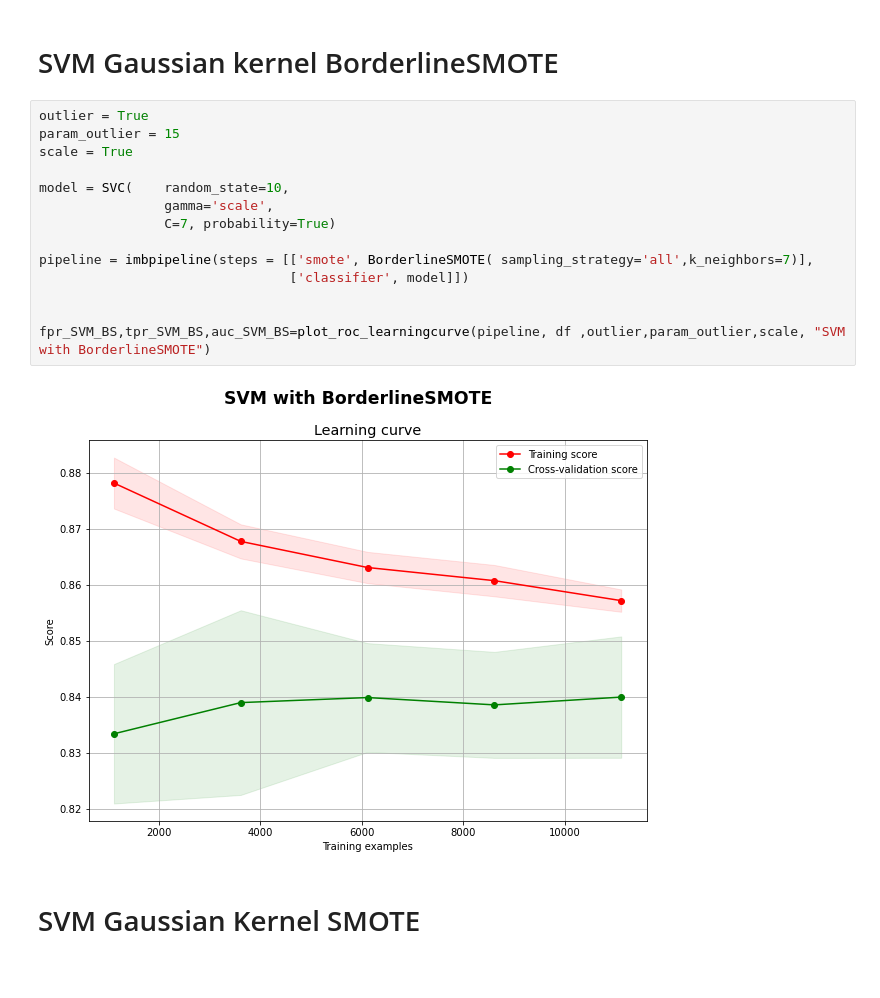
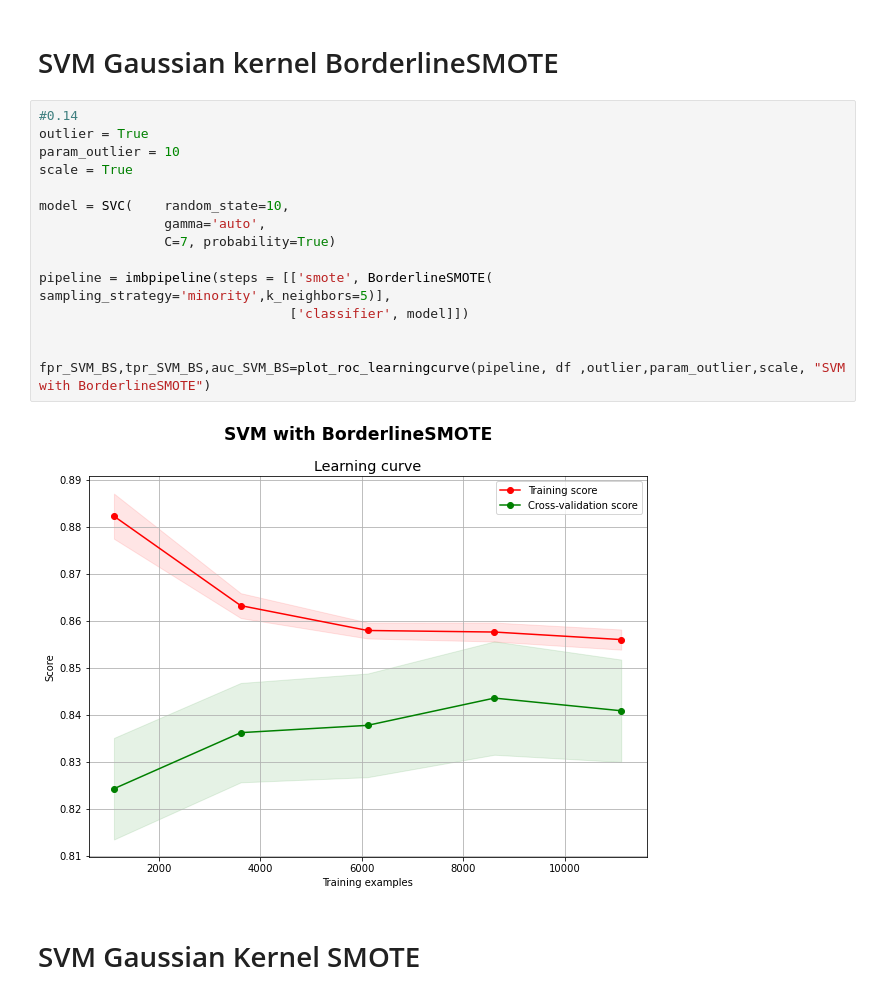
Before and after one commit to spapicchio/Gamma-Telescope-Analysis, a Jupyter notebook: curves.ipynb, the cells around one changed output. Drawn from its saved outputs; the diff is of its cells as text.

```diff
--- a/curves.ipynb
+++ b/curves.ipynb
@@ -222,21 +225,22 @@ fpr_KN_S,tpr_KN_S,auc_KN_S=plot_roc_learningcurve(pipeline, df ,outlier,param_ou
 # %% [markdown]
 # SVM Gaussian kernel BorderlineSMOTE
 # %%
+#0.14
 outlier = True
-param_outlier = 15
+param_outlier = 10
 scale = True
 
 model = SVC(    random_state=10,
-                gamma='scale',
+                gamma='auto',
                 C=7, probability=True)
 
-pipeline = imbpipeline(steps = [['smote', BorderlineSMOTE( sampling_strategy='all',k_neighbors=7)],
+pipeline = imbpipeline(steps = [['smote', BorderlineSMOTE( sampling_strategy='minority',k_neighbors=5)],
                                 ['classifier', model]])
 
 
 fpr_SVM_BS,tpr_SVM_BS,auc_SVM_BS=plot_roc_learningcurve(pipeline, df ,outlier,param_outlier,scale, "SVM with BorderlineSMOTE")
 # %% [output]
-[figure, old version]
+[figure, new version]
 # %% [markdown]
 # SVM Gaussian Kernel SMOTE
 # %%
```
Also changed, not shown: parts of 8 cells of this notebook, 2 other files.
